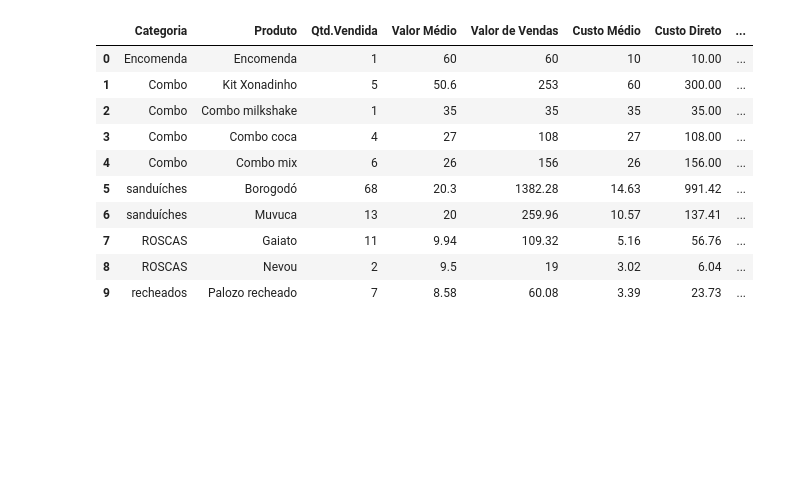
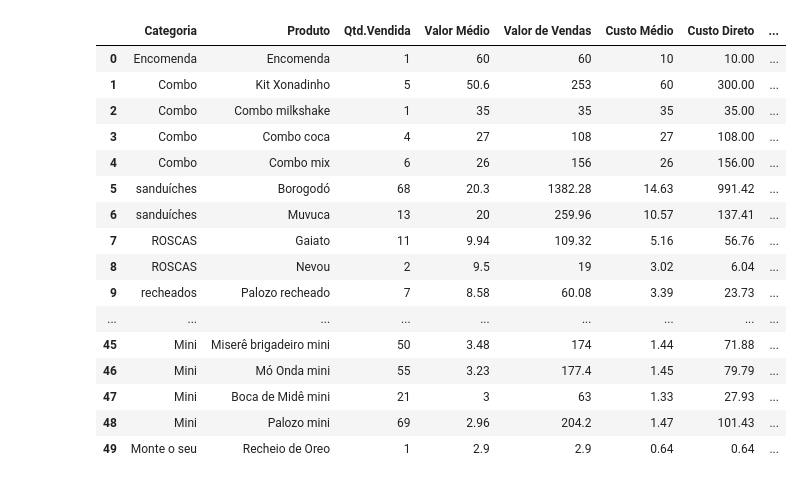
Before and after one commit to AnthonyPCardoso/Data_Science, a Jupyter notebook: La_vem_ele.ipynb, the cells around one changed output. Drawn from its saved outputs; the diff is of its cells as text; code cells hidden in the pictures; blank space fills up the shorter version.

```diff
--- a/La_vem_ele.ipynb
+++ b/La_vem_ele.ipynb
@@ -4,20 +4,28 @@ import matplotlib.pyplot as plt
 import numpy as np
 # %%
 sales = pd.read_excel('/content/RelatorioVendasTotais.xls')
-# %%
-sales.head(10)
-# %% [output]
-|  | Categoria | Produto | Qtd.Vendida | Valor Médio | Valor de Vendas | Custo Médio | Custo Direto | ... |
-| 0 | Encomenda | Encomenda | 1 | 60 | 60 | 10 | 10.00 | ... |
-| 1 | Combo | Kit Xonadinho | 5 | 50.6 | 253 | 60 | 300.00 | ... |
-| 2 | Combo | Combo milkshake | 1 | 35 | 35 | 35 | 35.00 | ... |
-| 3 | Combo | Combo coca | 4 | 27 | 108 | 27 | 108.00 | ... |
-| 4 | Combo | Combo mix | 6 | 26 | 156 | 26 | 156.00 | ... |
-| 5 | sanduíches | Borogodó | 68 | 20.3 | 1382.28 | 14.63 | 991.42 | ... |
-| 6 | sanduíches | Muvuca | 13 | 20 | 259.96 | 10.57 | 137.41 | ... |
-| 7 | ROSCAS | Gaiato | 11 | 9.94 | 109.32 | 5.16 | 56.76 | ... |
-| 8 | ROSCAS | Nevou | 2 | 9.5 | 19 | 3.02 | 6.04 | ... |
-| 9 | recheados | Palozo recheado | 7 | 8.58 | 60.08 | 3.39 | 23.73 | ... |
+# %%
+# Vai existir alguns dados que parecerão "Desvio Padrão", mas só são dados que foram mau registrados.
+
+sales.head(50)
+# %% [output]
+|  | Categoria | Produto | Qtd.Vendida | Valor Médio | Valor de Vendas | Custo Médio | Custo Direto | ... |
+| 0 | Encomenda | Encomenda | 1 | 60 | 60 | 10 | 10.00 | ... |
+| 1 | Combo | Kit Xonadinho | 5 | 50.6 | 253 | 60 | 300.00 | ... |
+| 2 | Combo | Combo milkshake | 1 | 35 | 35 | 35 | 35.00 | ... |
+| 3 | Combo | Combo coca | 4 | 27 | 108 | 27 | 108.00 | ... |
+| 4 | Combo | Combo mix | 6 | 26 | 156 | 26 | 156.00 | ... |
+| 5 | sanduíches | Borogodó | 68 | 20.3 | 1382.28 | 14.63 | 991.42 | ... |
+| 6 | sanduíches | Muvuca | 13 | 20 | 259.96 | 10.57 | 137.41 | ... |
+| 7 | ROSCAS | Gaiato | 11 | 9.94 | 109.32 | 5.16 | 56.76 | ... |
+| 8 | ROSCAS | Nevou | 2 | 9.5 | 19 | 3.02 | 6.04 | ... |
+| 9 | recheados | Palozo recheado | 7 | 8.58 | 60.08 | 3.39 | 23.73 | ... |
+| ... | ... | ... | ... | ... | ... | ... | ... | ... |
+| 45 | Mini | Miserê brigadeiro mini | 50 | 3.48 | 174 | 1.44 | 71.88 | ... |
+| 46 | Mini | Mó Onda mini | 55 | 3.23 | 177.4 | 1.45 | 79.79 | ... |
+| 47 | Mini | Boca de Midê mini | 21 | 3 | 63 | 1.33 | 27.93 | ... |
+| 48 | Mini | Palozo mini | 69 | 2.96 | 204.2 | 1.47 | 101.43 | ... |
+| 49 | Monte o seu | Recheio de Oreo | 1 | 2.9 | 2.9 | 0.64 | 0.64 | ... |
 # %%
 # Esse bloco de código só foi usado para arrumar as categorias, muitos vieram sem uma nomeação adequada.
 
```
Also changed, not shown: parts of 10 cells of this notebook.
